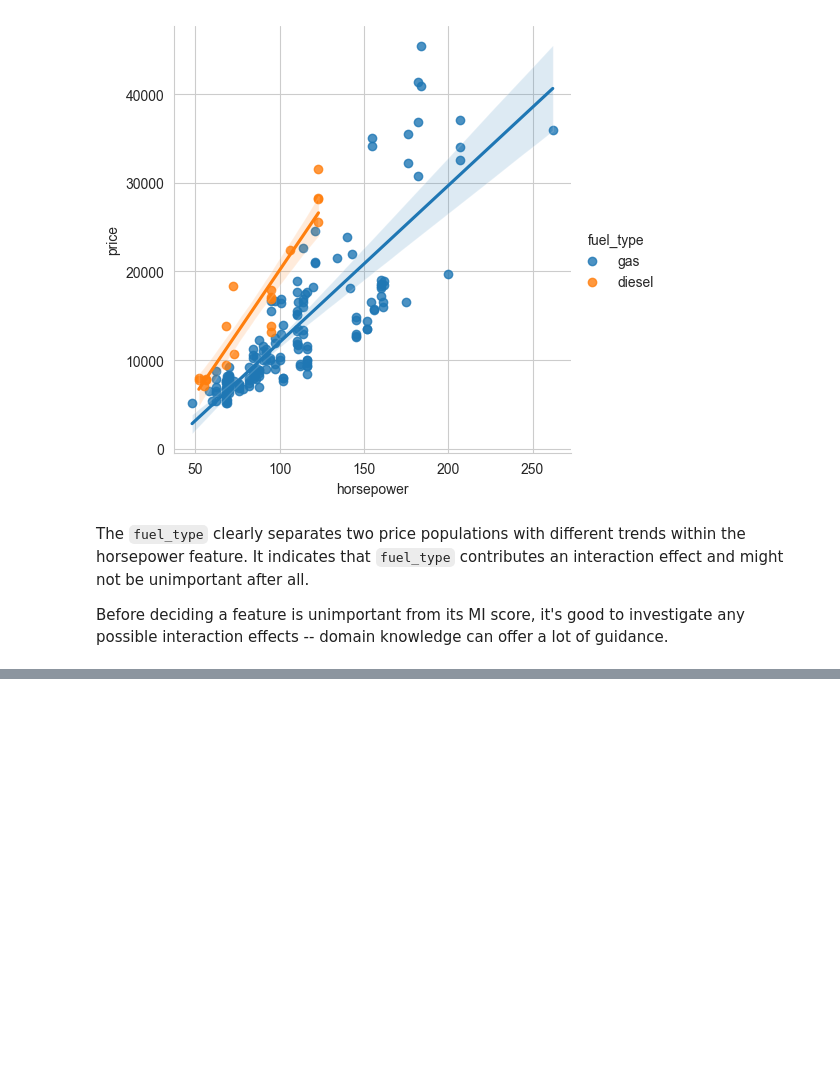
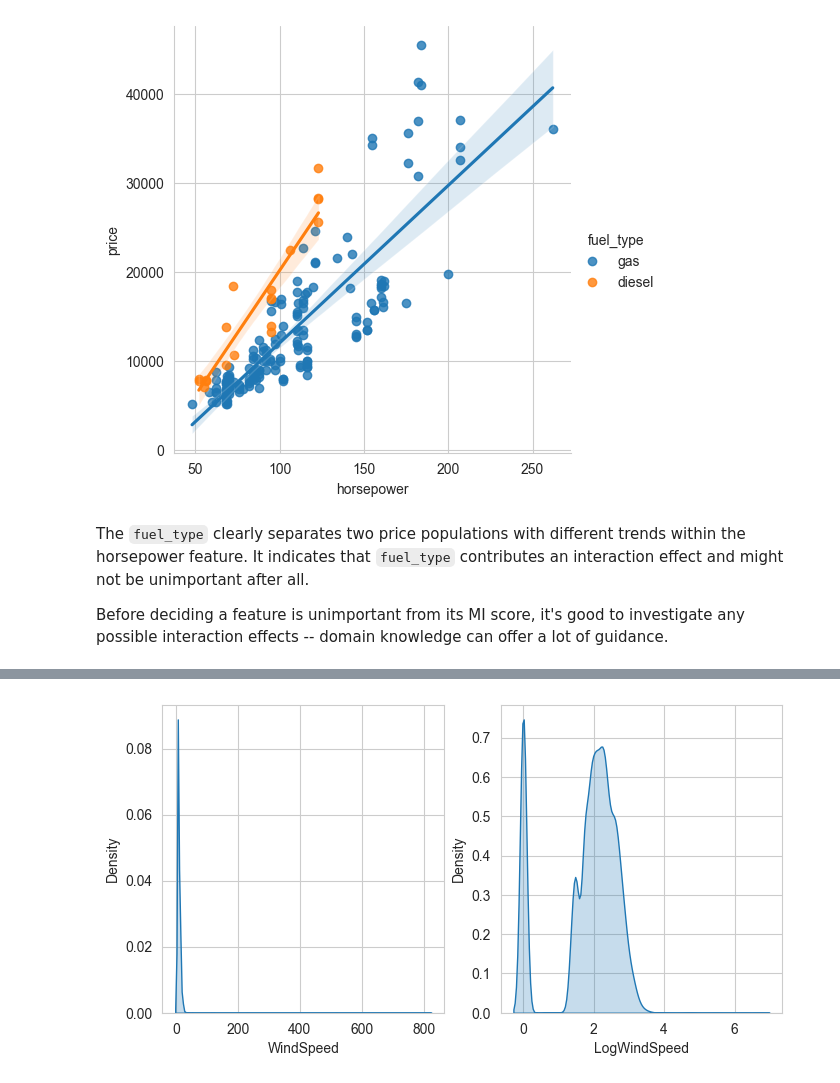
Before and after one commit to andersonliu/learn_ai, a Jupyter notebook: notebooks/feature_engineering/feature_engineering.ipynb, the cells around one changed output, grey strips where cells are left out. Saved outputs shown, nothing was run; the diff lists cells and outputs as text; code cells hidden in the pictures; blank space fills up the shorter version.

```diff
--- a/notebooks/feature_engineering/feature_engineering.ipynb
+++ b/notebooks/feature_engineering/feature_engineering.ipynb
@@ -254,0 +279,3 @@ Before deciding a feature is unimportant from its MI score, it's good to investi
+# %%
+accidents = pd.read_csv("data/accidents.csv")
+accidents.head()
@@ -254,0 +290,10 @@ Before deciding a feature is unimportant from its MI score, it's good to investi
+# %%
+# If the feature has 0.0 values, use np.log1p (log(1+x)) instead of np.log
+accidents["LogWindSpeed"] = accidents.WindSpeed.apply(np.log1p)
+
+# Plot a comparison
+fig, axs = plt.subplots(1, 2, figsize=(8, 4))
+sns.kdeplot(accidents.WindSpeed, fill=True, ax=axs[0])
+sns.kdeplot(accidents.LogWindSpeed, fill=True, ax=axs[1]);
+# %% [output]
+[figure, added]
```
Also changed, not shown: parts of 54 cells of this notebook, 5 other files.
